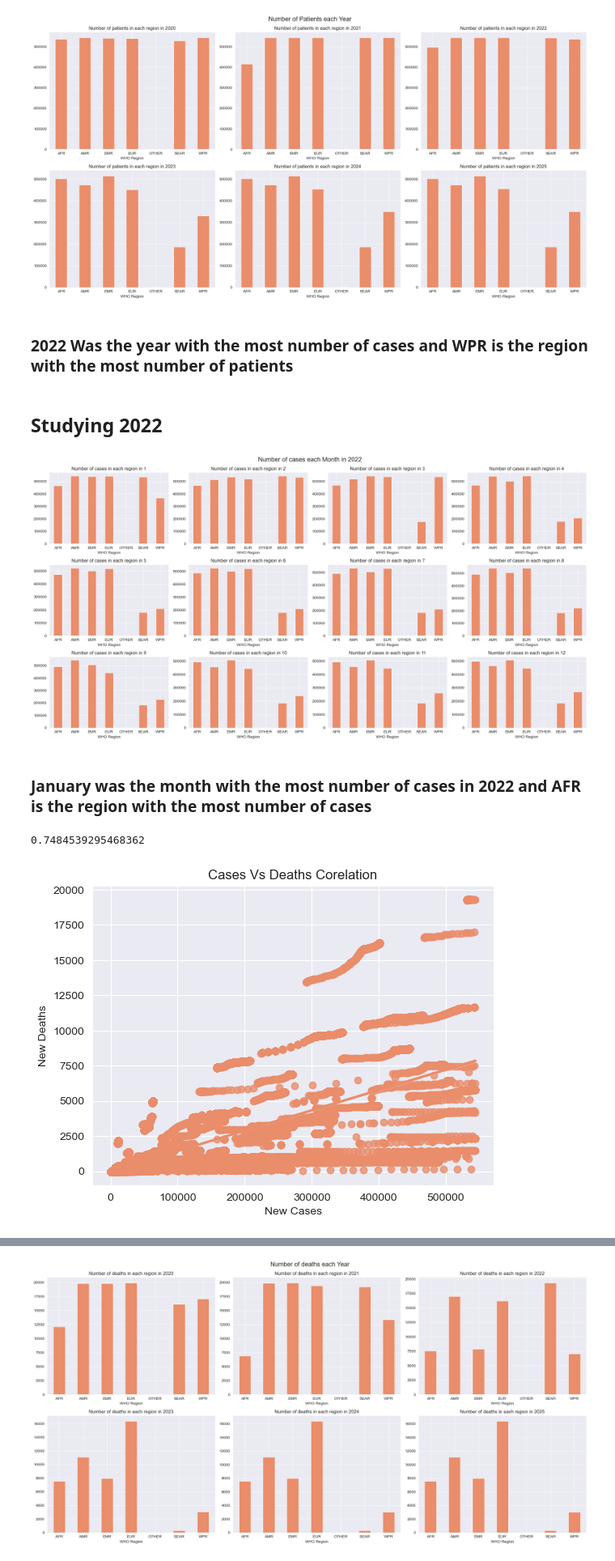
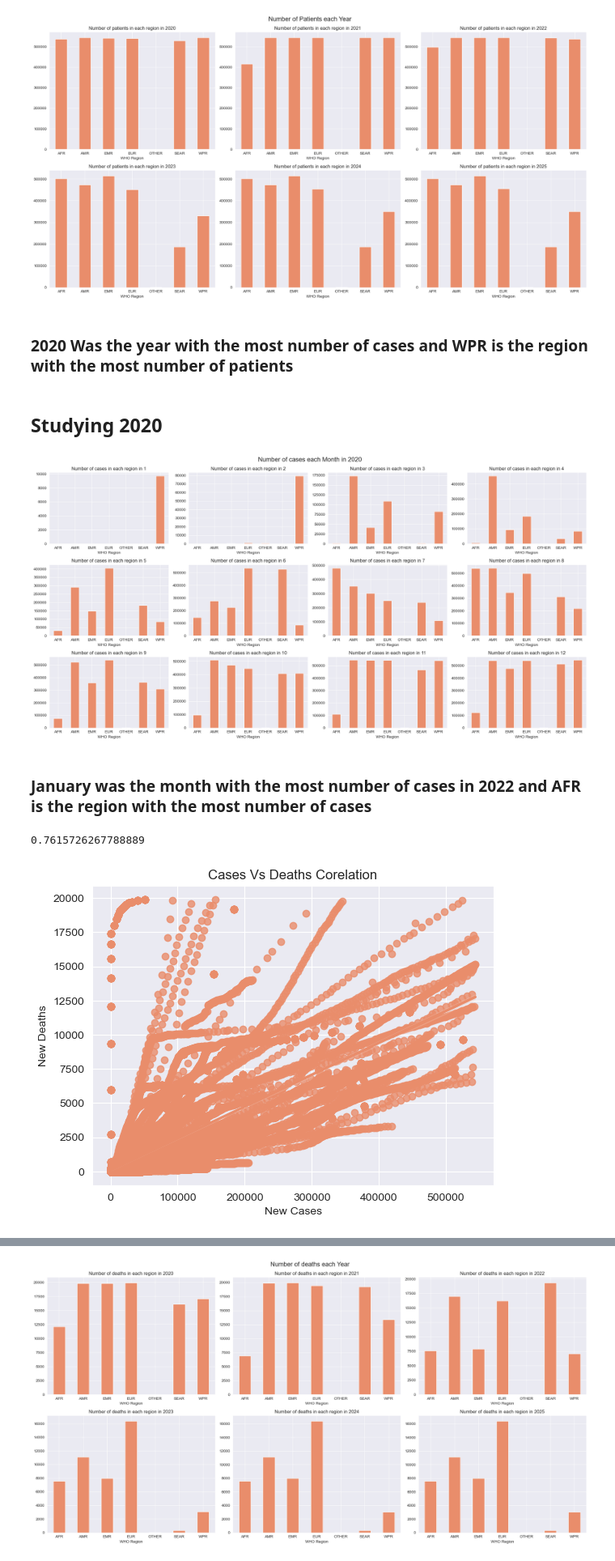
Before and after one commit to Ahmed-level0/COVID19, a Jupyter notebook: analysis.ipynb, the cells around one changed output, grey strips where cells are left out. Shown at 81% size. Saved outputs shown, nothing was run; the diff lists cells and outputs as text; code cells hidden in the pictures.

```diff
--- a/analysis.ipynb
+++ b/analysis.ipynb
@@ -198,39 +200,39 @@ plt.show()
 # %% [output]
 [figure]
 # %% [markdown]
-<h3>2022 Was the year with the most number of cases and WPR is the region with the most number of patients</h3>
+<h3>2020 Was the year with the most number of cases and WPR is the region with the most number of patients</h3>
 # %% [markdown]
-<h2>Studying 2022</h2>
+<h2>Studying 2020</h2>
 # %%
-year2022 = covid[covid['year'] == 2022]
+year2020 = covid[covid['year'] == 2020]
 # %%
-year2022['month'] = covid['Date_reported'].dt.month
+year2020['month'] = covid['Date_reported'].dt.month
 # %%
 fig, axs = plt.subplots(nrows=3, ncols=4, figsize=(20, 10))
 axs = axs.flatten()
-for y, c in enumerate(year2022['month'].unique()):
-    year2022[year2022['month'] == c].groupby('WHO_region')['Cumulative_cases'].max().plot(kind='bar', ax=axs[y])
+for y, c in enumerate(year2020['month'].unique()):
+    year2020[year2020['month'] == c].groupby('WHO_region')['Cumulative_cases'].max().plot(kind='bar', ax=axs[y])
     axs[y].set_xticklabels(axs[y].get_xticklabels(), rotation=0)
     axs[y].set_xlabel('WHO Region')
     axs[y].set_title(f'Number of cases in each region in {c}')
 
 plt.tight_layout()
-plt.suptitle('Number of cases each Month in 2022', x=0.5, y=1.02, fontsize=16)
+plt.suptitle('Number of cases each Month in 2020', x=0.5, y=1.02, fontsize=16)
 plt.show()
 # %% [output]
-[figure, old version]
+[figure, new version]
 # %% [markdown]
 <h3>January was the month with the most number of cases in 2022 and AFR is the region with the most number of cases</h3>
 # %%
-print(year2022['Cumulative_cases'].corr(year2022['Cumulative_deaths']))
+print(year2020['Cumulative_cases'].corr(year2020['Cumulative_deaths']))
 # %% [output]
-0.7484539295468362
+0.7615726267788889
 # %%
-sns.regplot(data= year2022, x= 'Cumulative_cases', y= 'Cumulative_deaths')
+sns.regplot(data= year2020, x= 'Cumulative_cases', y= 'Cumulative_deaths')
 plt.xlabel('New Cases')
 plt.ylabel('New Deaths')
 plt.title("Cases Vs Deaths Corelation")
 plt.show()
 # %% [output]
-[figure, old version]
+[figure, new version]
 # %% [markdown]
```
Also changed, not shown: parts of 4 cells of this notebook.
